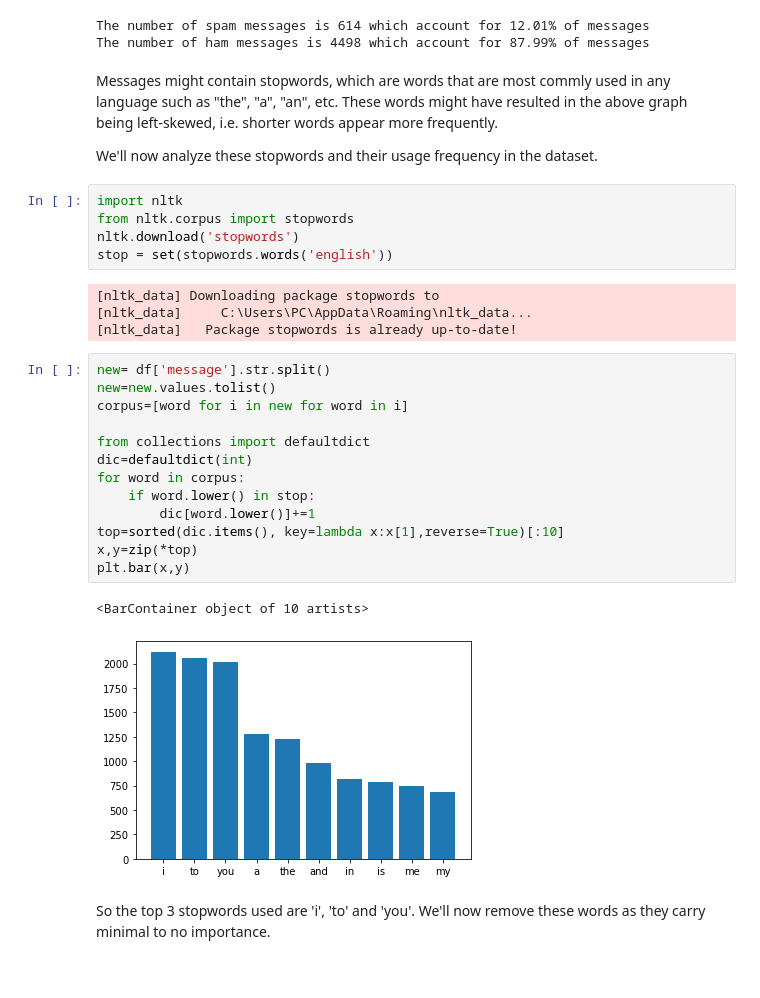
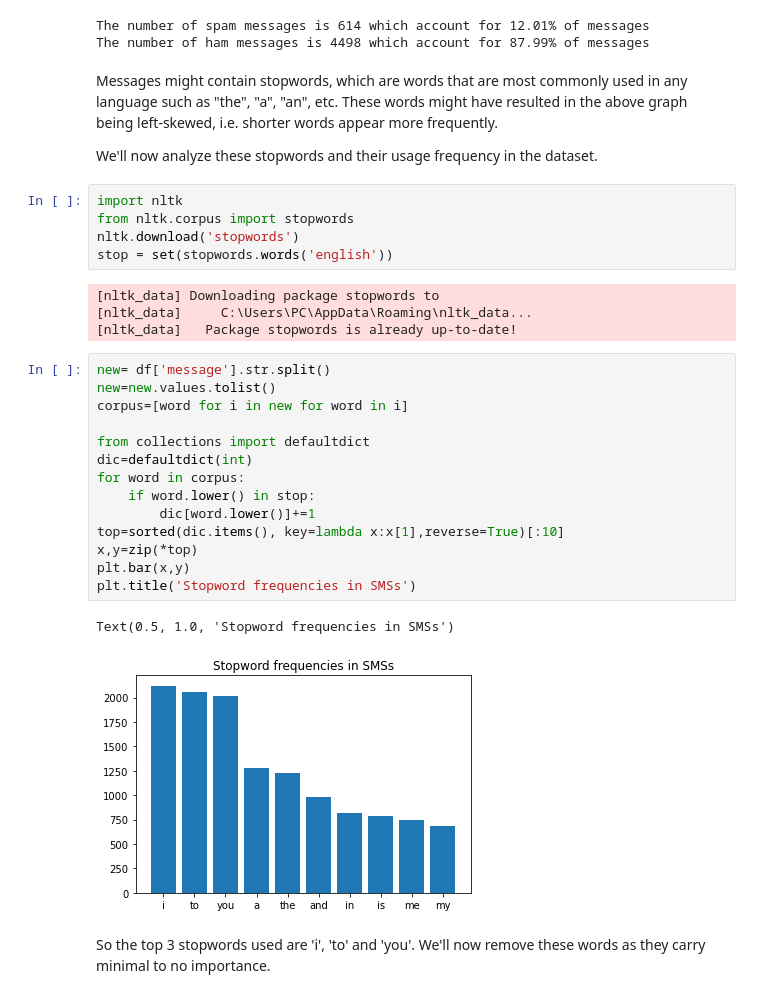
Before and after one commit to elpea74/Capstone3-SpamCollection, a Jupyter notebook: Capstone Three - Data Cleaning & EDA.ipynb, the cells around one changed output. Saved outputs shown, nothing was run; the diff lists cells and outputs as text.

```diff
--- a/Capstone Three - Data Cleaning & EDA.ipynb
+++ b/Capstone Three - Data Cleaning & EDA.ipynb
@@ -248,7 +260,7 @@ print('The number of ham messages is', df[df['flag']=='ham']['message'].count(),
 The number of spam messages is 614 which account for 12.01% of messages
 The number of ham messages is 4498 which account for 87.99% of messages
 # %% [markdown]
-Messages might contain stopwords, which are words that are most commly used in any language such as "the", "a", "an", etc. These words might have resulted in the above graph being left-skewed, i.e. shorter words appear more frequently.
+Messages might contain stopwords, which are words that are most commonly used in any language such as "the", "a", "an", etc. These words might have resulted in the above graph being left-skewed, i.e. shorter words appear more frequently.
 
 We'll now analyze these stopwords and their usage frequency in the dataset.
 # %%
@@ -263,19 +275,20 @@ stop = set(stopwords.words('english'))
 # %%
 new= df['message'].str.split()
 new=new.values.tolist()
 corpus=[word for i in new for word in i]
 
 from collections import defaultdict
 dic=defaultdict(int)
 for word in corpus:
     if word.lower() in stop:
         dic[word.lower()]+=1
 top=sorted(dic.items(), key=lambda x:x[1],reverse=True)[:10]
 x,y=zip(*top)
 plt.bar(x,y)
+plt.title('Stopword frequencies in SMSs')
 # %% [output]
-<BarContainer object of 10 artists>
+Text(0.5, 1.0, 'Stopword frequencies in SMSs')
-[figure, old version]
+[figure, new version]
 # %% [markdown]
 So the top 3 stopwords used are 'i', 'to' and 'you'. We'll now remove these words as they carry minimal to no importance.
 # %%
```
Also changed, not shown: parts of 18 cells of this notebook, 4 other files.
